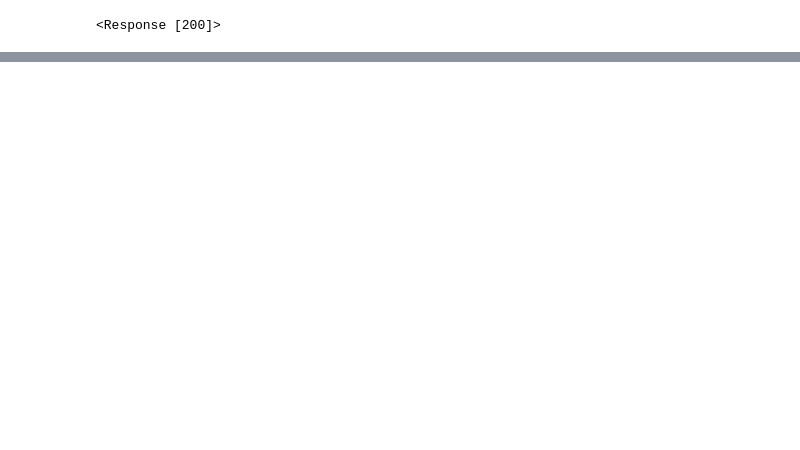
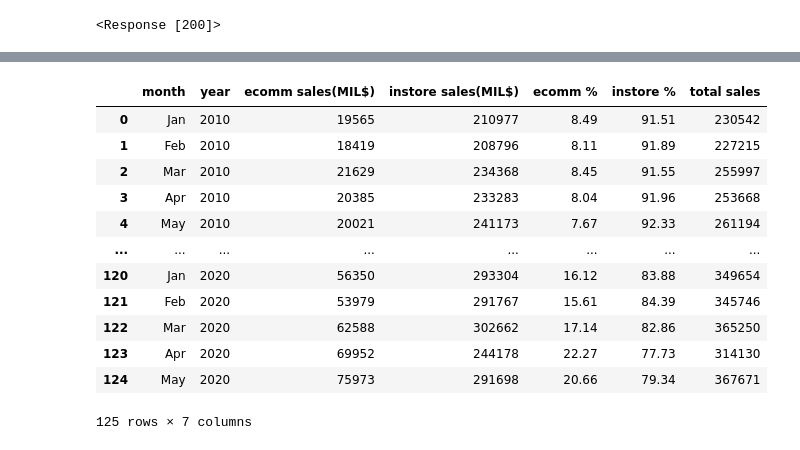
Before and after one commit to jeffhoffmanmba/Project1_eCommerce_Trends, a Jupyter notebook: Census API.ipynb, the cells around one changed output, grey strips where cells are left out. Saved outputs shown, nothing was run; the diff lists cells and outputs as text; code cells hidden in the pictures; blank space fills up the shorter version.

```diff
--- a/Census API.ipynb
+++ b/Census API.ipynb
@@ -124,0 +47,24 @@ category_df.head()
+# %%
+#Cleaning up to DataFrame
+data_df=response_df[((response_df["category_code"] == "44W72") | (response_df["category_code"] == "4541")) &
+                 ((response_df["data_type_code"] == "SM") | (response_df["data_type_code"] == "MPCSM")) &
+                 (response_df["seasonally_adj"] == "no")]
+
+data_df["year"], data_df["month"] = data_df['time'].str.split('-', 1).str
+data_df["year"] = data_df["year"].astype(int)
+
+
+data_df["month"].replace({"01":"Jan","02":"Feb","03":"Mar","04":"Apr","05":"May","06":"Jun","07":"Jul","08":"Aug",
+                          "09":"Sep","10":"Oct","11":"Nov","12":"Dec"}, inplace=True)
+
+data_df["mon/yy"] = ""
+data_df["mon/yy"] = data_df["month"] + "/" + data_df["year"].astype(str)
+
+complete_df = pd.DataFrame({"month": data_df["month"], "year": data_df["year"], "amount": data_df["cell_value"],
+              "dt_code": data_df["data_type_code"], "cat_code": data_df["category_code"], "monthyear" : data_df["mon/yy"]})
+
+complete_df.reset_index(inplace=True,drop=True)
+complete_df.sort_values(["cat_code", "dt_code"], inplace=True,ascending=False)
+complete_df.reset_index(inplace=True, drop=True)
+complete_df.to_csv("censusdata_complete2.csv", index=False, header=True)
+complete_df
@@ -124,0 +85,4 @@ category_df.head()
+# %%
+ecomm_sales = complete_df[(complete_df["cat_code"] == "4541") & (complete_df["dt_code"] == "SM")]
+ecomm_sales.reset_index(inplace=True,drop=True)
+ecomm_sales
@@ -124,0 +113,4 @@ category_df.head()
+# %%
+total_sales = complete_df[(complete_df["cat_code"] == "44W72")& (complete_df["dt_code"] == "SM")]
+total_sales.reset_index(inplace=True,drop=True)
+total_sales
@@ -124,0 +131,22 @@ category_df.head()
+# %%
+monthly_sales_both = pd.DataFrame({"month": ecomm_sales["month"], "year": ecomm_sales["year"],
+                       "ecomm sales(MIL$)": ecomm_sales["amount"],
+                       "instore sales(MIL$)": (total_sales["amount"].astype(int) - ecomm_sales["amount"].astype(int)),
+                       "ecomm %":  round(ecomm_sales["amount"].astype(int) / total_sales["amount"].astype(int) * 100,2),
+                       "instore %": round((total_sales["amount"].astype(int) - ecomm_sales["amount"].astype(int)) / total_sales["amount"].astype(int) * 100,2),
+                       "total sales": total_sales["amount"]})
+monthly_sales_both
+# %% [output]
+|  | month | year | ecomm sales(MIL$) | instore sales(MIL$) | ecomm % | instore % | total sales |
+| 0 | Jan | 2010 | 19565 | 210977 | 8.49 | 91.51 | 230542 |
+| 1 | Feb | 2010 | 18419 | 208796 | 8.11 | 91.89 | 227215 |
+| 2 | Mar | 2010 | 21629 | 234368 | 8.45 | 91.55 | 255997 |
+| 3 | Apr | 2010 | 20385 | 233283 | 8.04 | 91.96 | 253668 |
+| 4 | May | 2010 | 20021 | 241173 | 7.67 | 92.33 | 261194 |
+| ... | ... | ... | ... | ... | ... | ... | ... |
+| 120 | Jan | 2020 | 56350 | 293304 | 16.12 | 83.88 | 349654 |
+| 121 | Feb | 2020 | 53979 | 291767 | 15.61 | 84.39 | 345746 |
+| 122 | Mar | 2020 | 62588 | 302662 | 17.14 | 82.86 | 365250 |
+| 123 | Apr | 2020 | 69952 | 244178 | 22.27 | 77.73 | 314130 |
+| 124 | May | 2020 | 75973 | 291698 | 20.66 | 79.34 | 367671 |
+125 rows × 7 columns
```
Also changed, not shown: parts of 22 cells of this notebook, 1 other file.
